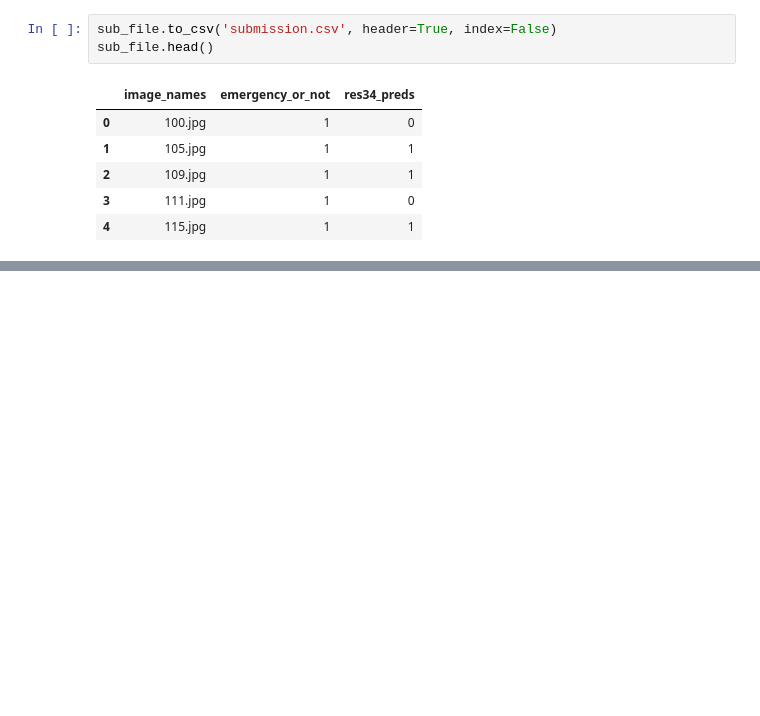
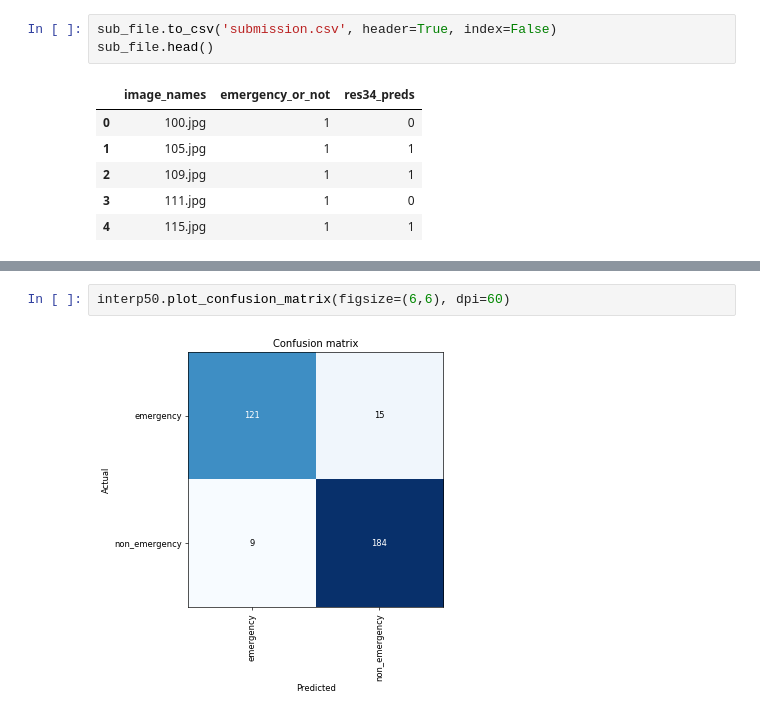
Before and after one commit to amitnits2016/fastai, a Jupyter notebook: EmergencyVsNon/EmergencyVsNon.ipynb, the cells around one changed output, grey strips where cells are left out. Cells and saved outputs as stored; diff of their text form; blank space fills up the shorter version.

```diff
--- a/EmergencyVsNon/EmergencyVsNon.ipynb
+++ b/EmergencyVsNon/EmergencyVsNon.ipynb
@@ -161,0 +227,4 @@ sub_file.head()
+# %%
+interp50.plot_confusion_matrix(figsize=(6,6), dpi=60)
+# %% [output]
+[figure, added]
```
Also changed, not shown: parts of 12 cells of this notebook.
